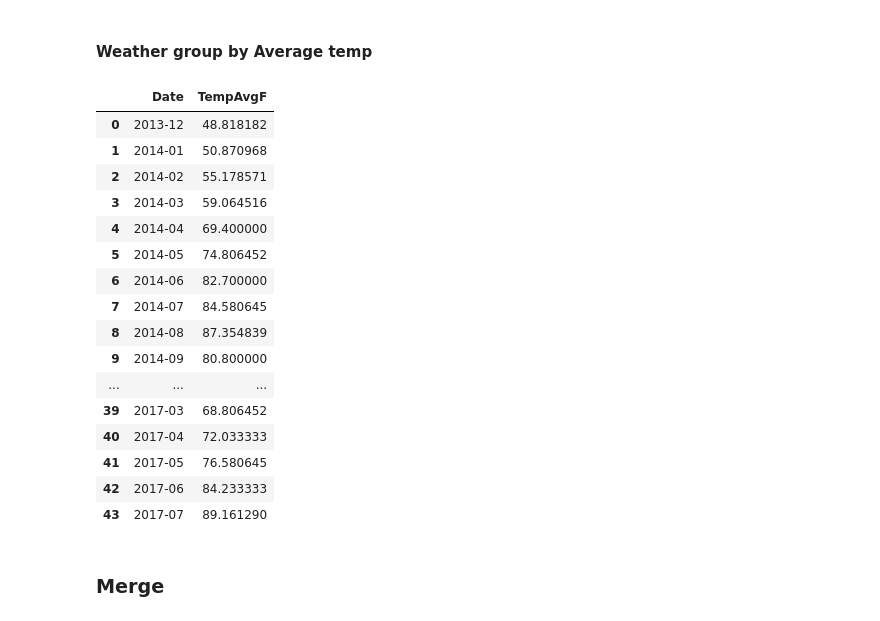
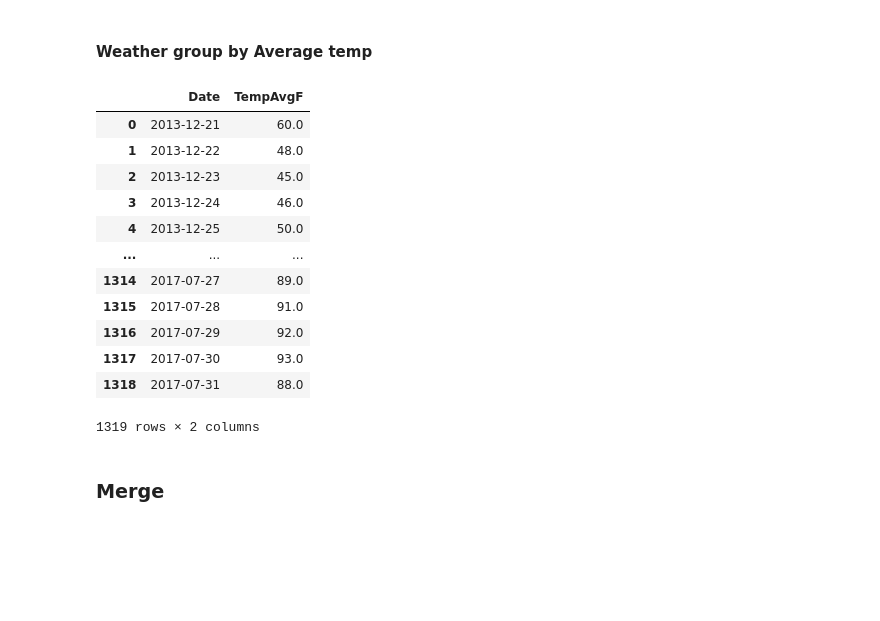
Before and after one commit to kadyepley/project-one, a Jupyter notebook: Austin_Weather_Water/austin_weather_water.ipynb, the cells around one changed output. Cells and saved outputs as stored; diff of their text form; code cells hidden in the pictures; blank space fills up the shorter version.

```diff
--- a/Austin_Weather_Water/austin_weather_water.ipynb
+++ b/Austin_Weather_Water/austin_weather_water.ipynb
@@ -86,26 +109,22 @@ weather_data_df
 #### Weather group by Average temp
 # %%
 # Group by 'Date' and calculate the sum of 'TempAvgF'
-weather_data_df['Date'] = weather_data_df['Date'].str[:-3]
+#weather_data_df['Date'] = weather_data_df['Date'].str[:-3]
 weather_monthly_total= weather_data_df.groupby('Date',as_index=False)['TempAvgF'].mean()
 weather_monthly_total
 # %% [output]
 |  | Date | TempAvgF |
-| 0 | 2013-12 | 48.818182 |
-| 1 | 2014-01 | 50.870968 |
-| 2 | 2014-02 | 55.178571 |
-| 3 | 2014-03 | 59.064516 |
-| 4 | 2014-04 | 69.400000 |
-| 5 | 2014-05 | 74.806452 |
-| 6 | 2014-06 | 82.700000 |
-| 7 | 2014-07 | 84.580645 |
-| 8 | 2014-08 | 87.354839 |
-| 9 | 2014-09 | 80.800000 |
+| 0 | 2013-12-21 | 60.0 |
+| 1 | 2013-12-22 | 48.0 |
+| 2 | 2013-12-23 | 45.0 |
+| 3 | 2013-12-24 | 46.0 |
+| 4 | 2013-12-25 | 50.0 |
 | ... | ... | ... |
-| 39 | 2017-03 | 68.806452 |
-| 40 | 2017-04 | 72.033333 |
-| 41 | 2017-05 | 76.580645 |
-| 42 | 2017-06 | 84.233333 |
-| 43 | 2017-07 | 89.161290 |
+| 1314 | 2017-07-27 | 89.0 |
+| 1315 | 2017-07-28 | 91.0 |
+| 1316 | 2017-07-29 | 92.0 |
+| 1317 | 2017-07-30 | 93.0 |
+| 1318 | 2017-07-31 | 88.0 |
+1319 rows × 2 columns
 # %% [markdown]
 ### Merge
```
Also changed, not shown: parts of 14 cells of this notebook, 1 other file.
